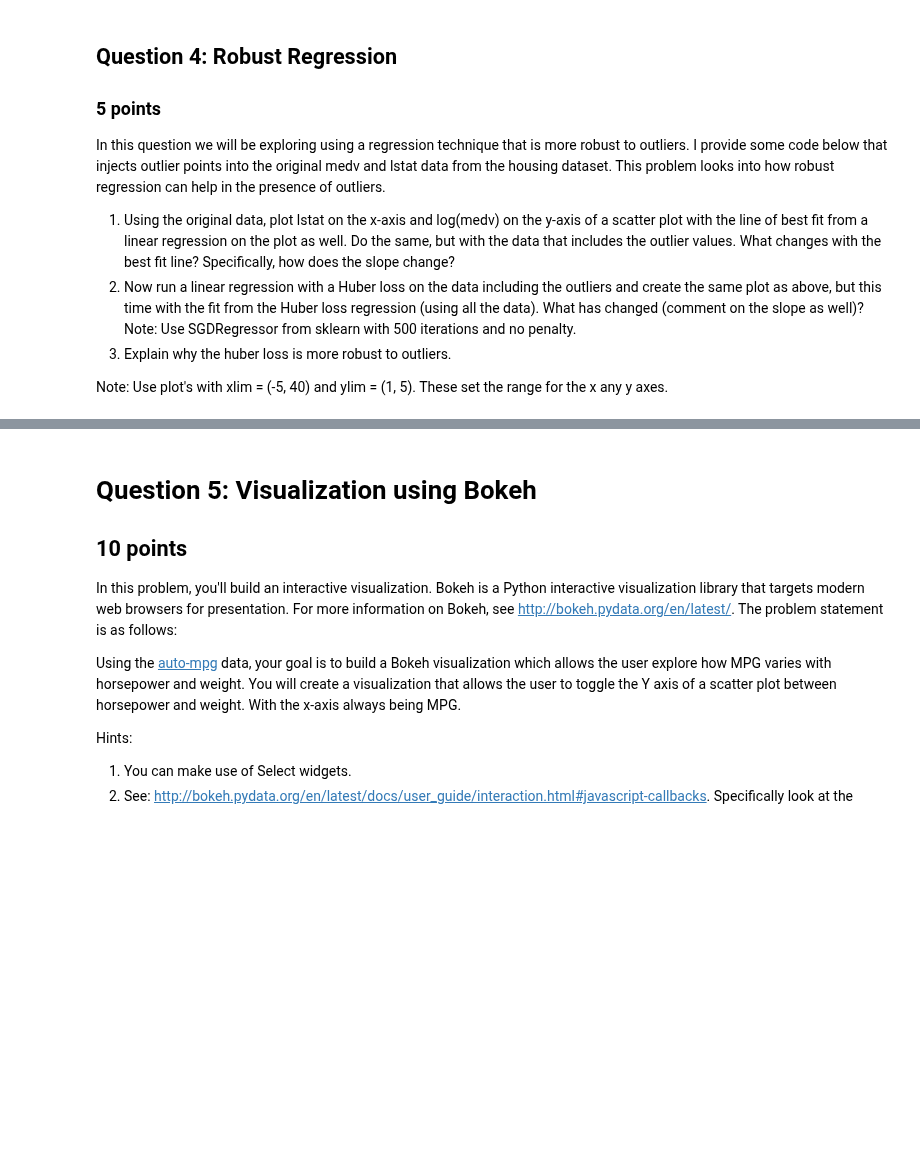
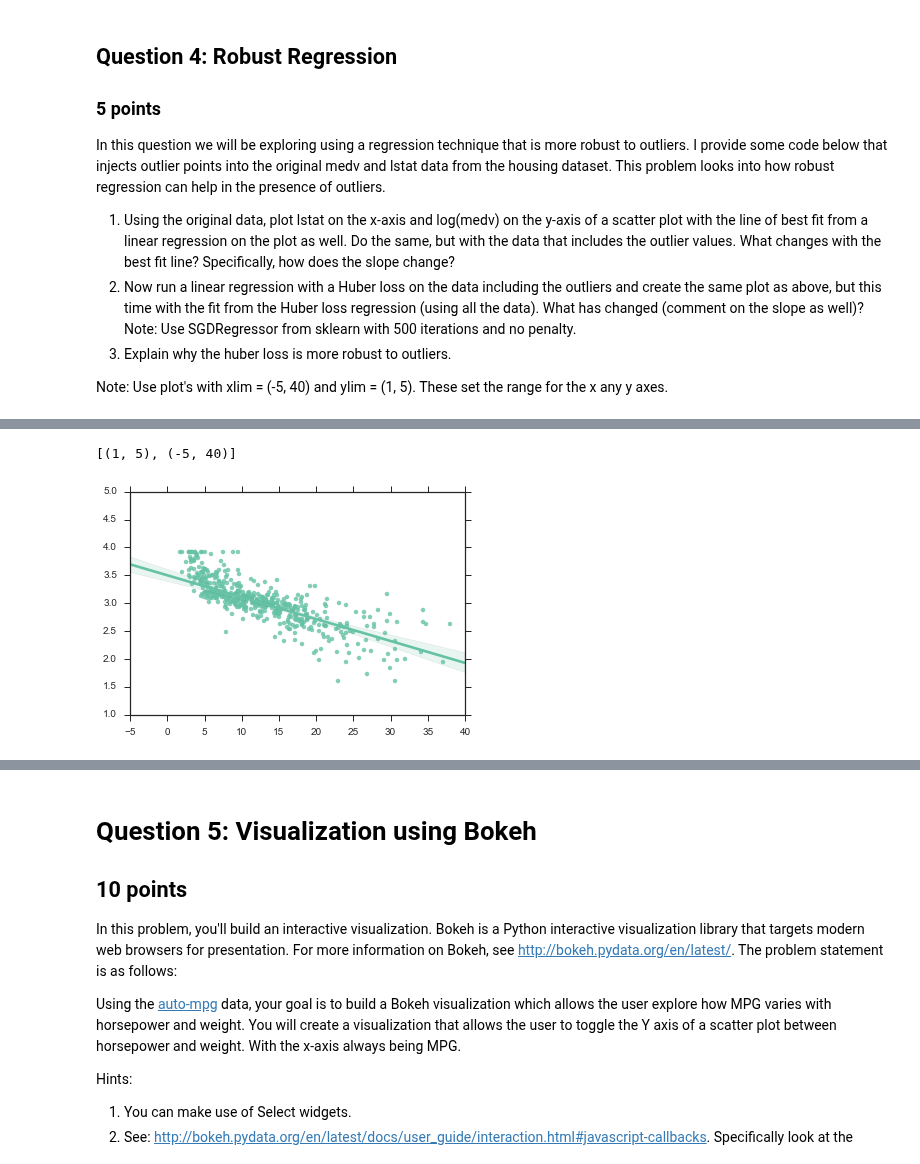
Before and after one commit to mghodges/HW2, a Jupyter notebook: Group4_HW2.ipynb, the cells around one changed output, grey strips where cells are left out. Drawn from its saved outputs; the diff is of its cells as text; code cells hidden in the pictures; blank space fills up the shorter version.

```diff
--- a/Group4_HW2.ipynb
+++ b/Group4_HW2.ipynb
@@ -163,0 +157,5 @@ lstat_with_outliers = np.append(lstat, lstat_outliers)
+# %%
+sns.regplot(lstat_with_outliers, np.log(medv_with_outliers)).set(xlim=(-5, 40), ylim=(1, 5))
+# %% [output]
+[(1, 5), (-5, 40)]
+[figure, added]
```
Also changed, not shown: parts of 9 cells of this notebook.
